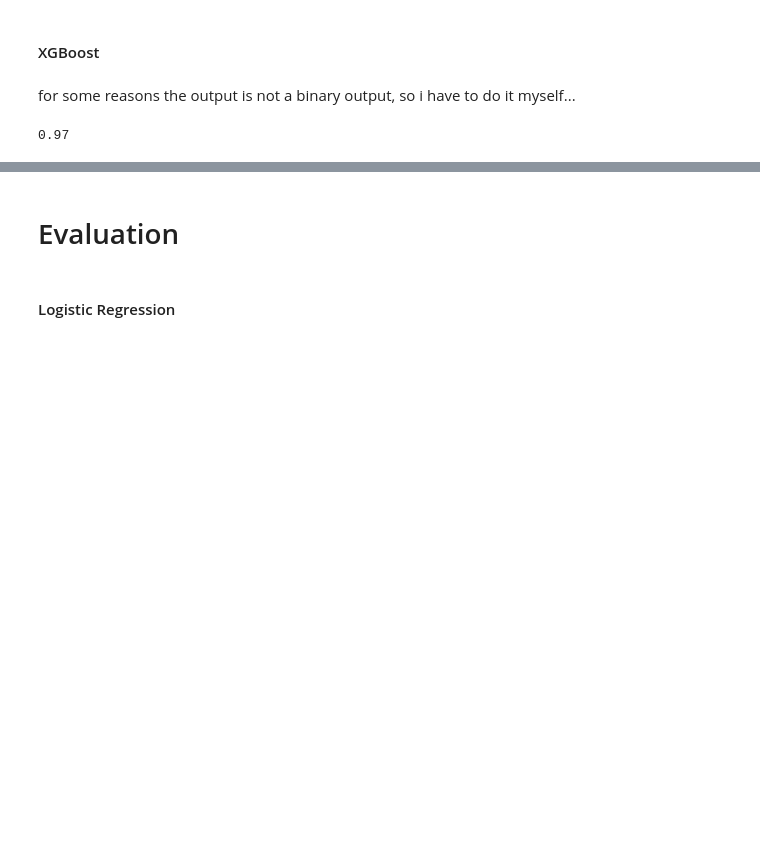
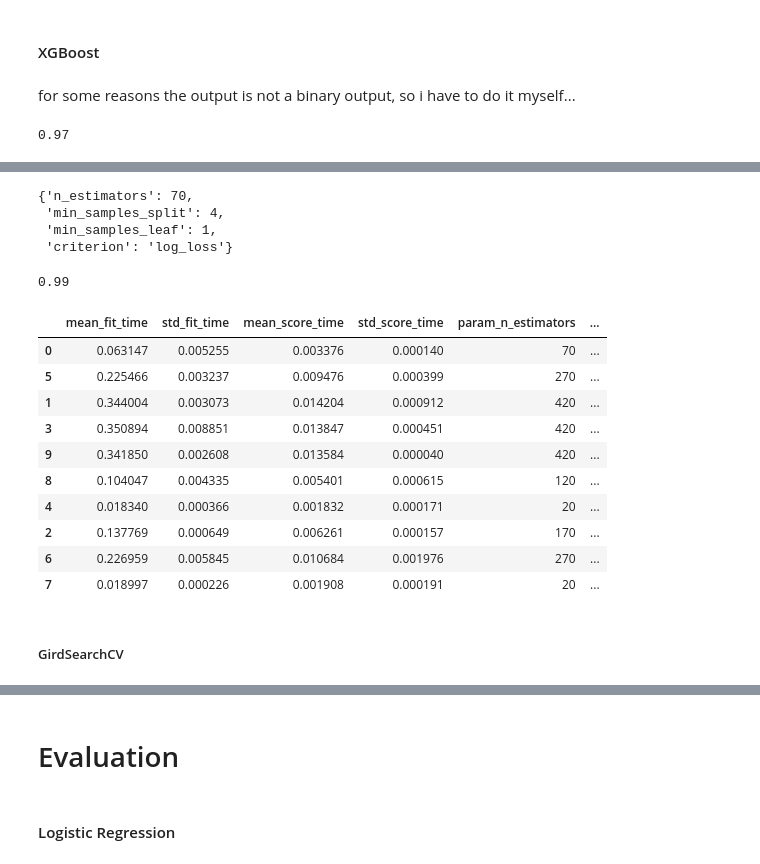
Before and after one commit to artmiss-gns/ChronicKidneyDisease-prediction, a Jupyter notebook: main.ipynb, the cells around one changed output, grey strips where cells are left out. Drawn from its saved outputs; the diff is of its cells as text; code cells hidden in the pictures; blank space fills up the shorter version.

```diff
--- a/main.ipynb
+++ b/main.ipynb
@@ -792,0 +846,28 @@ accuracy_score(
+# %%
+random_search.best_params_
+# %% [output]
+{'n_estimators': 70,
+ 'min_samples_split': 4,
+ 'min_samples_leaf': 1,
+ 'criterion': 'log_loss'}
+# %%
+random_search.best_score_
+# %% [output]
+0.99
+# %%
+# checking all the checked situations which is really useful
+pd.DataFrame(random_search.cv_results_).sort_values(by="rank_test_score")
+# %% [output]
+|  | mean_fit_time | std_fit_time | mean_score_time | std_score_time | param_n_estimators | ... |
+| 0 | 0.063147 | 0.005255 | 0.003376 | 0.000140 | 70 | ... |
+| 5 | 0.225466 | 0.003237 | 0.009476 | 0.000399 | 270 | ... |
+| 1 | 0.344004 | 0.003073 | 0.014204 | 0.000912 | 420 | ... |
+| 3 | 0.350894 | 0.008851 | 0.013847 | 0.000451 | 420 | ... |
+| 9 | 0.341850 | 0.002608 | 0.013584 | 0.000040 | 420 | ... |
+| 8 | 0.104047 | 0.004335 | 0.005401 | 0.000615 | 120 | ... |
+| 4 | 0.018340 | 0.000366 | 0.001832 | 0.000171 | 20 | ... |
+| 2 | 0.137769 | 0.000649 | 0.006261 | 0.000157 | 170 | ... |
+| 6 | 0.226959 | 0.005845 | 0.010684 | 0.001976 | 270 | ... |
+| 7 | 0.018997 | 0.000226 | 0.001908 | 0.000191 | 20 | ... |
+# %% [markdown]
+##### GirdSearchCV
```
Also changed, not shown: parts of 49 cells of this notebook, 1 other file.
